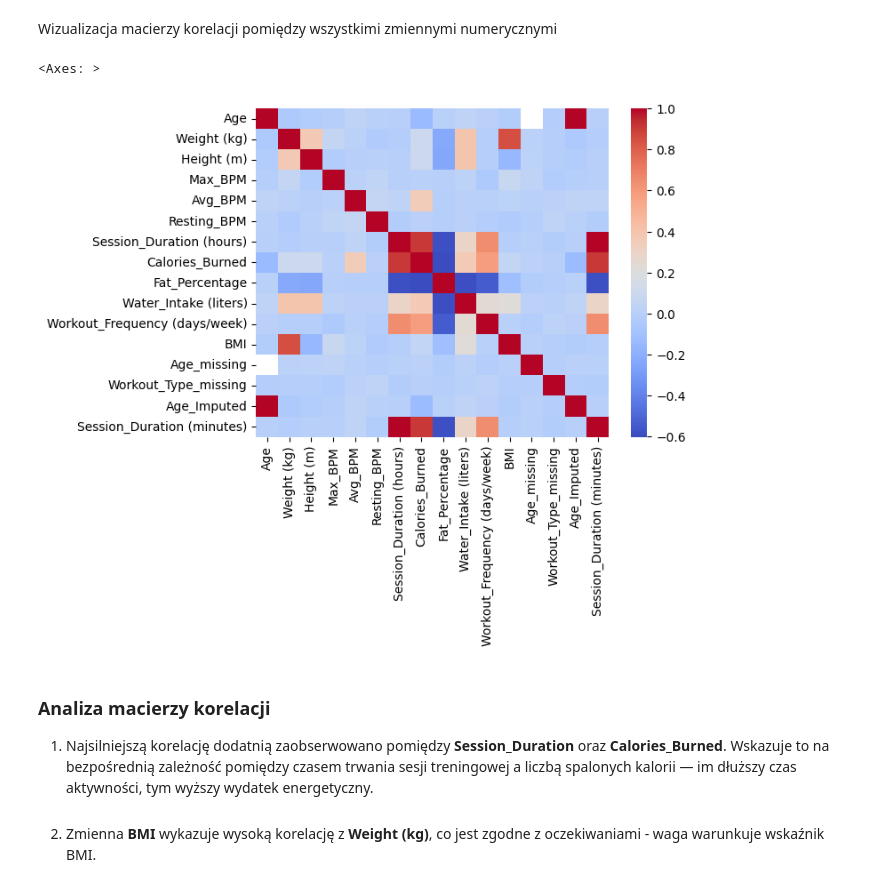
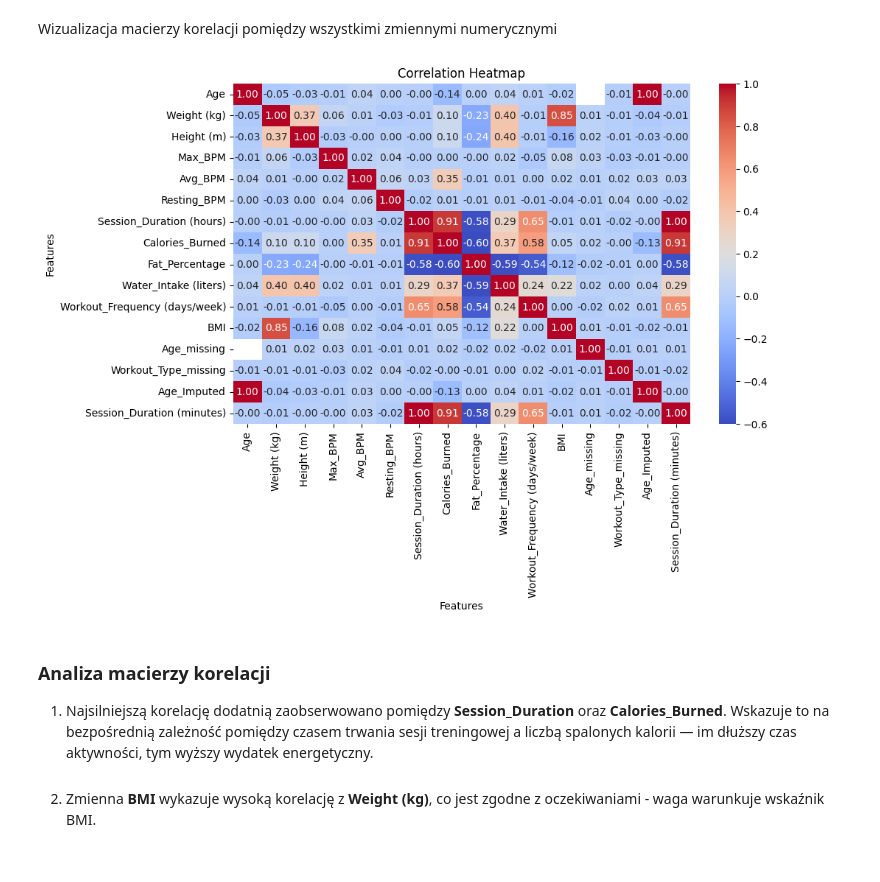
Before and after one commit to karoljablonski/Statistics_pg, a Jupyter notebook: project.ipynb, the cells around one changed output. Cells and saved outputs as stored; diff of their text form; code cells hidden in the pictures.

Commit message:
prettified correlation heatmap

```diff
--- a/project.ipynb
+++ b/project.ipynb
@@ -772,10 +772,18 @@ Wyniki jednoczynnikowej analizy wariancji (test ANOVA) potwierdzają obserwacje
 # %% [markdown]
 Wizualizacja macierzy korelacji pomiędzy wszystkimi zmiennymi numerycznymi
 # %%
-sns.heatmap(df.corr(numeric_only=True), cmap='coolwarm')
+plt.figure(figsize=(10, 6))
+sns.heatmap(df.corr(numeric_only=True),
+            cmap='coolwarm',
+            annot=True,
+            fmt='.2f',
+            )
+plt.title('Correlation Heatmap')
+plt.xlabel('Features')
+plt.ylabel('Features')
+plt.show()
 # %% [output]
-<Axes: >
-[figure, old version]
+[figure, new version]
 # %% [markdown]
 ### Analiza macierzy korelacji
 1. Najsilniejszą korelację dodatnią zaobserwowano pomiędzy **Session_Duration** oraz **Calories_Burned**. Wskazuje to na bezpośrednią zależność pomiędzy czasem trwania sesji treningowej a liczbą spalonych kalorii — im dłuższy czas aktywności, tym wyższy wydatek energetyczny.<br><br>
```
Also changed, not shown: parts of 1 cell of this notebook.
